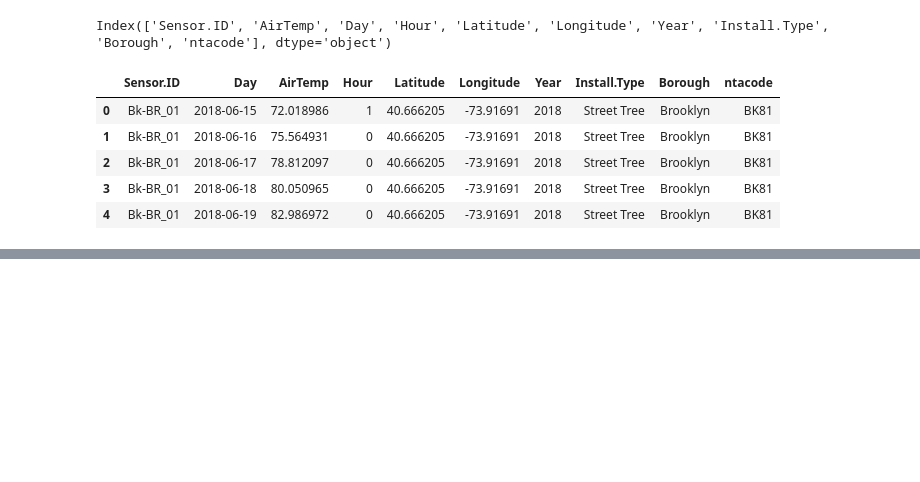
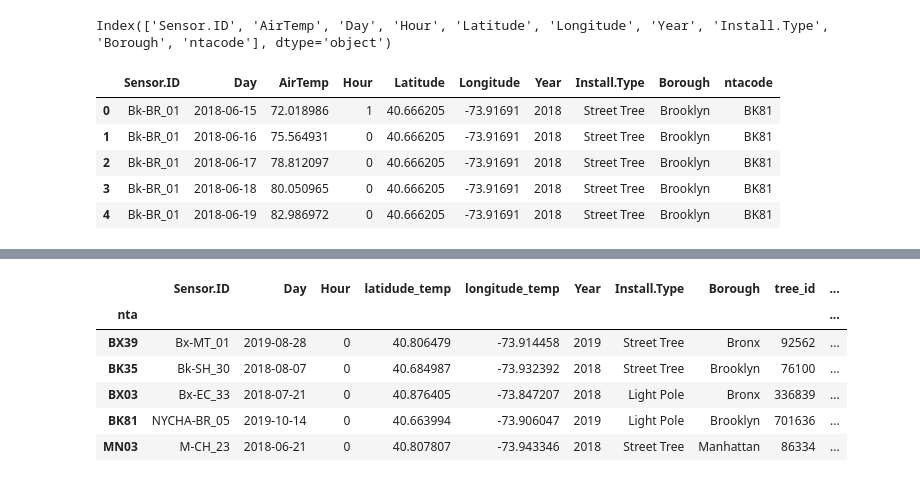
Before and after one commit to yaminivibha/DataMiningNYCTemps, a Jupyter notebook: lib/data-processing.ipynb, the cells around one changed output, grey strips where cells are left out. Drawn from its saved outputs; the diff is of its cells as text; code cells hidden in the pictures; blank space fills up the shorter version.

```diff
--- a/lib/data-processing.ipynb
+++ b/lib/data-processing.ipynb
@@ -234,0 +245,4 @@ integrated.shape
+# %%
+# Separate temperatures so 5% of the data is used for each bin.
+integrated['AirTempBinned'] = pd.qcut(integrated['AirTemp'], q=20)
+integrated['AirTempBinned'].value_counts()
@@ -235,2 +267,13 @@ integrated.shape
+# %%
+integrated.drop(columns=['AirTemp'], inplace=True)
+integrated.head()
+# %% [output]
+|  | Sensor.ID | Day | Hour | latidude_temp | longitude_temp | Year | Install.Type | Borough | tree_id | ... |
+| nta |  |  |  |  |  |  |  |  |  | ... |
+| BX39 | Bx-MT_01 | 2019-08-28 | 0 | 40.806479 | -73.914458 | 2019 | Street Tree | Bronx | 92562 | ... |
+| BK35 | Bk-SH_30 | 2018-08-07 | 0 | 40.684987 | -73.932392 | 2018 | Street Tree | Brooklyn | 76100 | ... |
+| BX03 | Bx-EC_33 | 2018-07-21 | 0 | 40.876405 | -73.847207 | 2018 | Light Pole | Bronx | 336839 | ... |
+| BK81 | NYCHA-BR_05 | 2019-10-14 | 0 | 40.663994 | -73.906047 | 2019 | Light Pole | Brooklyn | 701636 | ... |
+| MN03 | M-CH_23 | 2018-06-21 | 0 | 40.807807 | -73.943346 | 2018 | Street Tree | Manhattan | 86334 | ... |
 # %%
 integrated.to_csv('../INTEGRATED-DATASET.csv')
```
Also changed, not shown: parts of 10 cells of this notebook.
